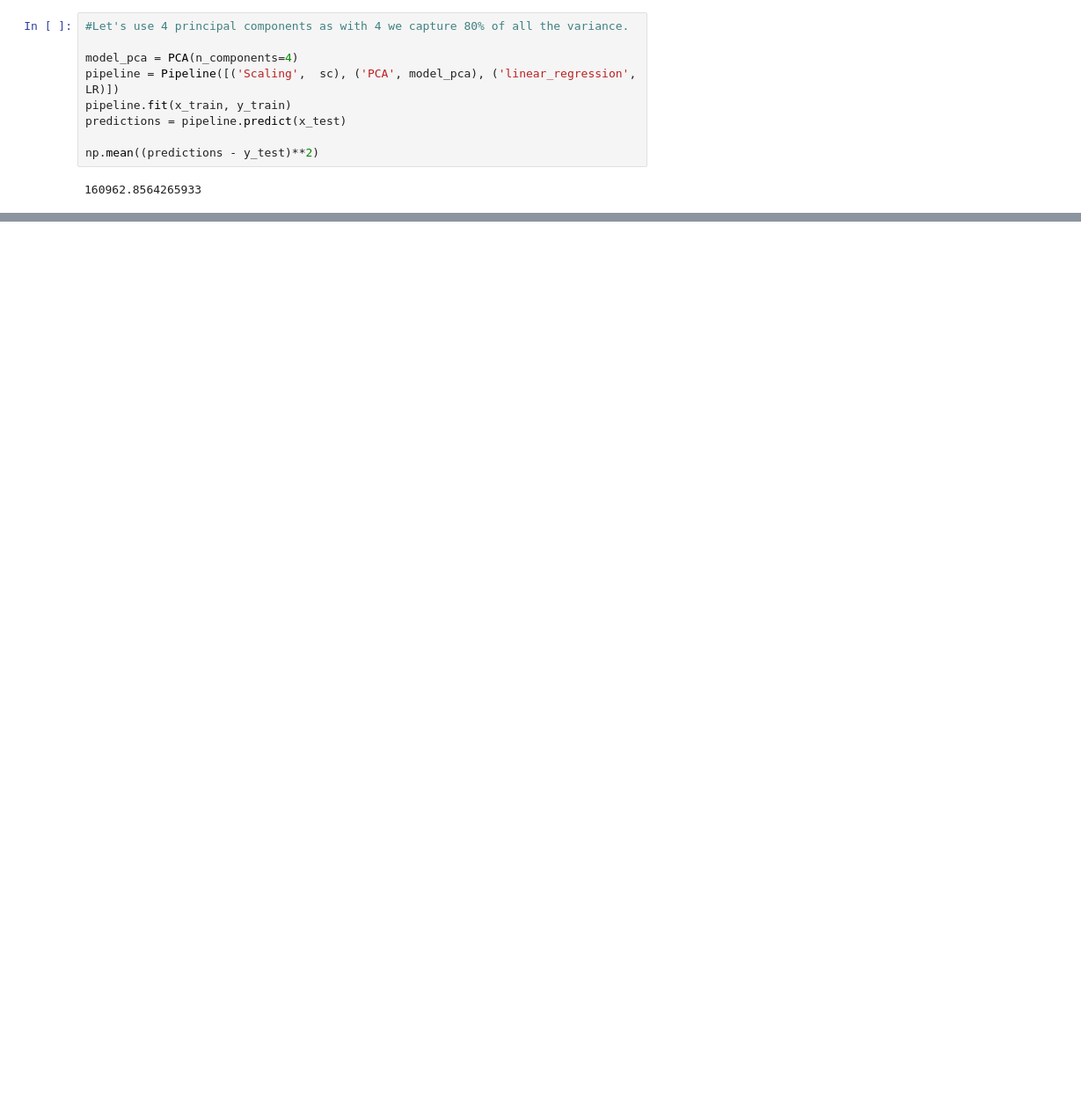
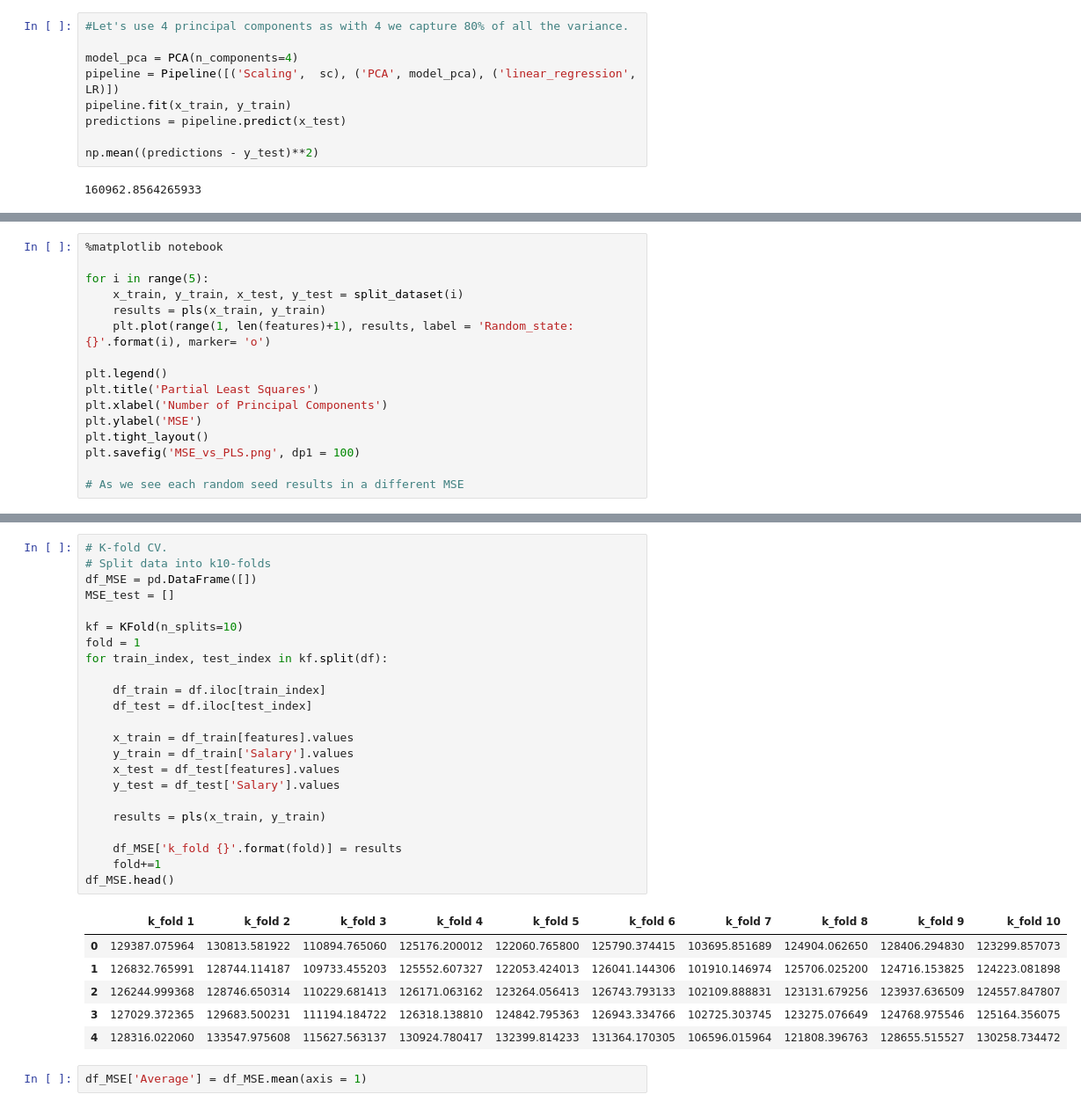
Before and after one commit to Rtavakol/ISLR, a Jupyter notebook: Notebooks/Chapter 6/Lab3/Lab 3.ipynb, the cells around one changed output, grey strips where cells are left out. Shown at 88% size. Cells and saved outputs as stored; diff of their text form; blank space fills up the shorter version.

```diff
--- a/Notebooks/Chapter 6/Lab3/Lab 3.ipynb
+++ b/Notebooks/Chapter 6/Lab3/Lab 3.ipynb
@@ -399,0 +443,16 @@ np.mean((predictions - y_test)**2)
+# %%
+%matplotlib notebook
+
+for i in range(5):
+    x_train, y_train, x_test, y_test = split_dataset(i)
+    results = pls(x_train, y_train)
+    plt.plot(range(1, len(features)+1), results, label = 'Random_state: {}'.format(i), marker= 'o')
+
+plt.legend()
+plt.title('Partial Least Squares')
+plt.xlabel('Number of Principal Components')
+plt.ylabel('MSE')
+plt.tight_layout()
+plt.savefig('MSE_vs_PLS.png', dp1 = 100)
+
+# As we see each random seed results in a different MSE
@@ -399,0 +462,32 @@ np.mean((predictions - y_test)**2)
+# %%
+# K-fold CV.
+# Split data into k10-folds
+df_MSE = pd.DataFrame([])
+MSE_test = []
+
+kf = KFold(n_splits=10)
+fold = 1
+for train_index, test_index in kf.split(df):
+
+    df_train = df.iloc[train_index]
+    df_test = df.iloc[test_index]
+
+    x_train = df_train[features].values
+    y_train = df_train['Salary'].values
+    x_test = df_test[features].values
+    y_test = df_test['Salary'].values
+
+    results = pls(x_train, y_train)
+
+    df_MSE['k_fold {}'.format(fold)] = results
+    fold+=1
+df_MSE.head()
+# %% [output]
+|  | k_fold 1 | k_fold 2 | k_fold 3 | k_fold 4 | k_fold 5 | k_fold 6 | k_fold 7 | k_fold 8 | k_fold 9 | k_fold 10 |
+| 0 | 129387.075964 | 130813.581922 | 110894.765060 | 125176.200012 | 122060.765800 | 125790.374415 | 103695.851689 | 124904.062650 | 128406.294830 | 123299.857073 |
+| 1 | 126832.765991 | 128744.114187 | 109733.455203 | 125552.607327 | 122053.424013 | 126041.144306 | 101910.146974 | 125706.025200 | 124716.153825 | 124223.081898 |
+| 2 | 126244.999368 | 128746.650314 | 110229.681413 | 126171.063162 | 123264.056413 | 126743.793133 | 102109.888831 | 123131.679256 | 123937.636509 | 124557.847807 |
+| 3 | 127029.372365 | 129683.500231 | 111194.184722 | 126318.138810 | 124842.795363 | 126943.334766 | 102725.303745 | 123275.076649 | 124768.975546 | 125164.356075 |
+| 4 | 128316.022060 | 133547.975608 | 115627.563137 | 130924.780417 | 132399.814233 | 131364.170305 | 106596.015964 | 121808.396763 | 128655.515527 | 130258.734472 |
+# %%
+df_MSE['Average'] = df_MSE.mean(axis = 1)
```
Also changed, not shown: parts of 6 cells of this notebook, 4 other files.
